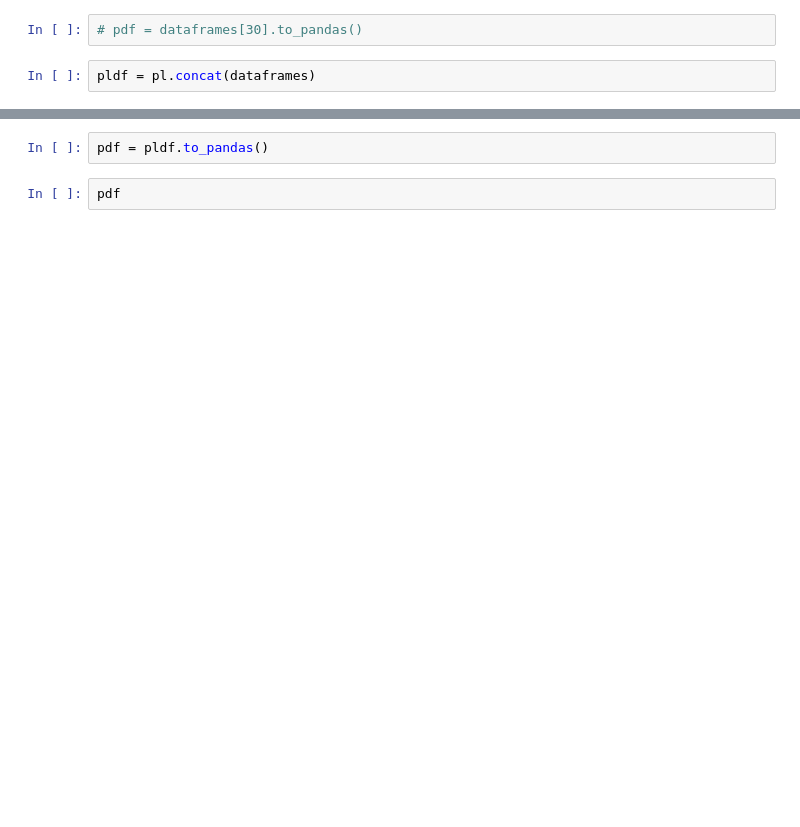
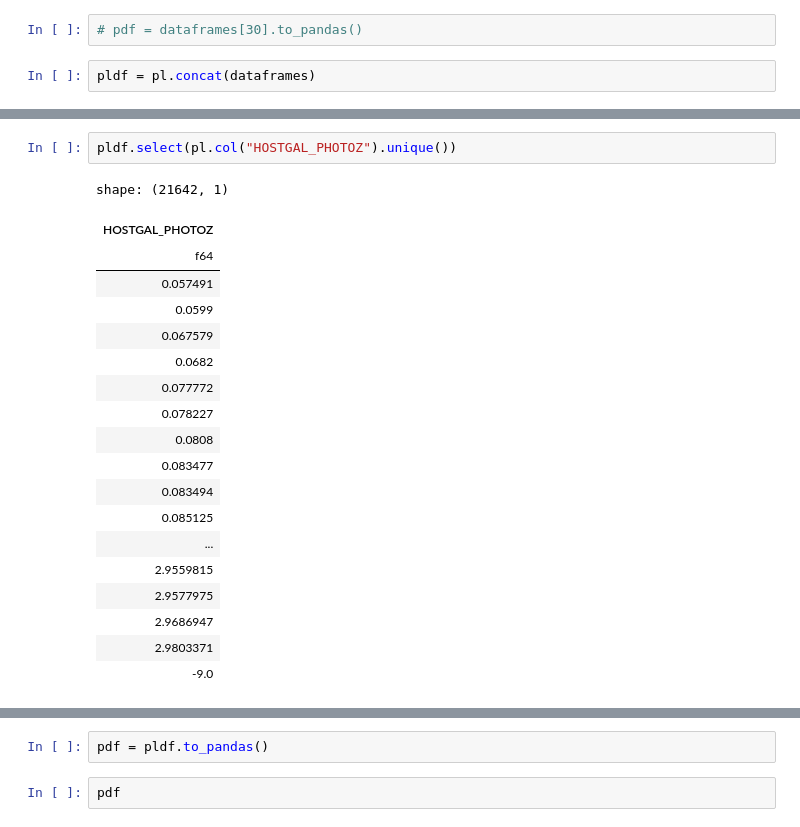
Before and after one commit to tallamjr/elasticc, a Jupyter notebook: notebooks/dataproc.ipynb, the cells around one changed output, grey strips where cells are left out. Cells and saved outputs as stored; diff of their text form; blank space fills up the shorter version.

```diff
--- a/notebooks/dataproc.ipynb
+++ b/notebooks/dataproc.ipynb
@@ -57,0 +58,22 @@ shape: (22805036, 9)
+# %%
+pldf.select(pl.col("HOSTGAL_PHOTOZ").unique())
+# %% [output]
+shape: (21642, 1)
+| HOSTGAL_PHOTOZ |
+| f64 |
+| 0.057491 |
+| 0.0599 |
+| 0.067579 |
+| 0.0682 |
+| 0.077772 |
+| 0.078227 |
+| 0.0808 |
+| 0.083477 |
+| 0.083494 |
+| 0.085125 |
+| ... |
+| 2.9559815 |
+| 2.9577975 |
+| 2.9686947 |
+| 2.9803371 |
+| -9.0 |
```
Also changed, not shown: parts of 5 cells of this notebook, 3 other files.
